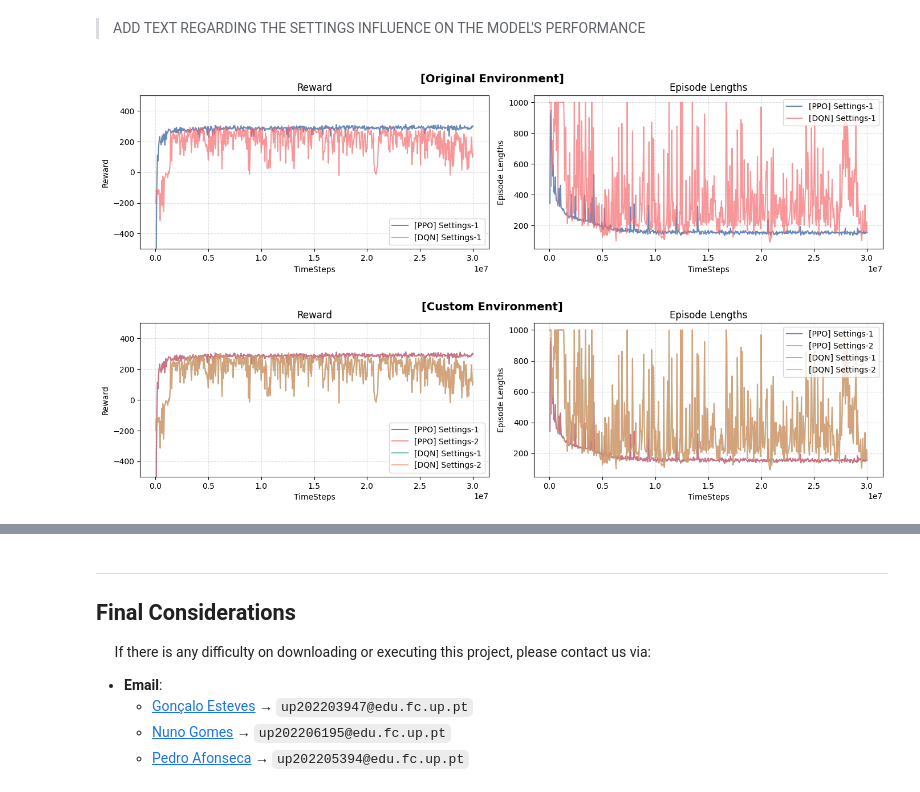
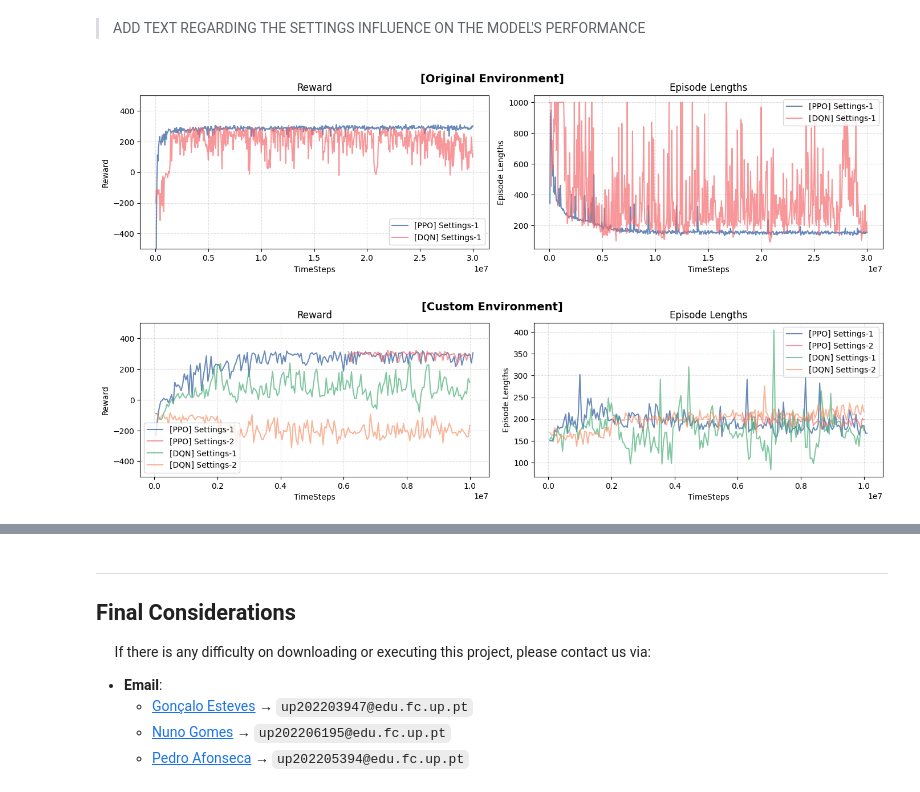
Before and after one commit to EstevesX10/OpenAI-Gym-Lunar-Lander, a Jupyter notebook: LunarLander/LunarLander.ipynb, the cells around one changed output, grey strips where cells are left out. Saved outputs shown, nothing was run; the diff lists cells and outputs as text; code cells hidden in the pictures.

Commit message:
Updated Plots

```diff
--- a/LunarLander/LunarLander.ipynb
+++ b/LunarLander/LunarLander.ipynb
@@ -444,29 +425,16 @@ plotModelSettingsPerformance([
 > ADD TEXT REGARDING THE SETTINGS INFLUENCE ON THE MODEL'S PERFORMANCE
 # %%
 # Plot overall study
-# plotModelsOverallPerformances(
-#     originalEnvResults=[
-#         ('PPO', 'Settings-1', originalSetup1PPOResults),
-#         ('DQN', 'Settings-1', originalSetup1DQNResults)
-#     ],
-#     customEnvResults=[
-#         ('PPO', 'Settings-1', customSetup1PPOResults),
-#         ('PPO', 'Settings-2', customSetup2PPOResults),
-#         ('DQN', 'Settings-1', customSetup1DQNResults),
-#         ('DQN', 'Settings-2', customSetup2DQNResults),
-#     ])
+plotModelsOverallPerformances(
+    originalEnvResults=[
+        ('PPO', 'Settings-1', originalSetup1PPOResults),
+        ('DQN', 'Settings-1', originalSetup1DQNResults)
+    ],
+    customEnvResults=[
+        ('PPO', 'Settings-1', customSetup1PPOResults),
+        ('PPO', 'Settings-2', customSetup2PPOResults),
+        ('DQN', 'Settings-1', customSetup1DQNResults),
+        ('DQN', 'Settings-2', customSetup2DQNResults),
+    ])
+# %% [output]
+[figure, added]
-# %%
-# Plot overall study [DUMMY DATA]
-plotModelsOverallPerformances(
-    originalEnvResults=[
-        ('PPO', 'Settings-1', originalSetup1PPOResults),
-        ('DQN', 'Settings-1', originalSetup1DQNResults)
-    ],
-    customEnvResults=[
-        ('PPO', 'Settings-1', originalSetup1PPOResults),
-        ('PPO', 'Settings-2', originalSetup1PPOResults),
-        ('DQN', 'Settings-1', originalSetup1DQNResults),
-        ('DQN', 'Settings-2', originalSetup1DQNResults),
-    ])
-# %% [output]
-[figure, removed]
```
Also changed, not shown: parts of 8 cells of this notebook.
